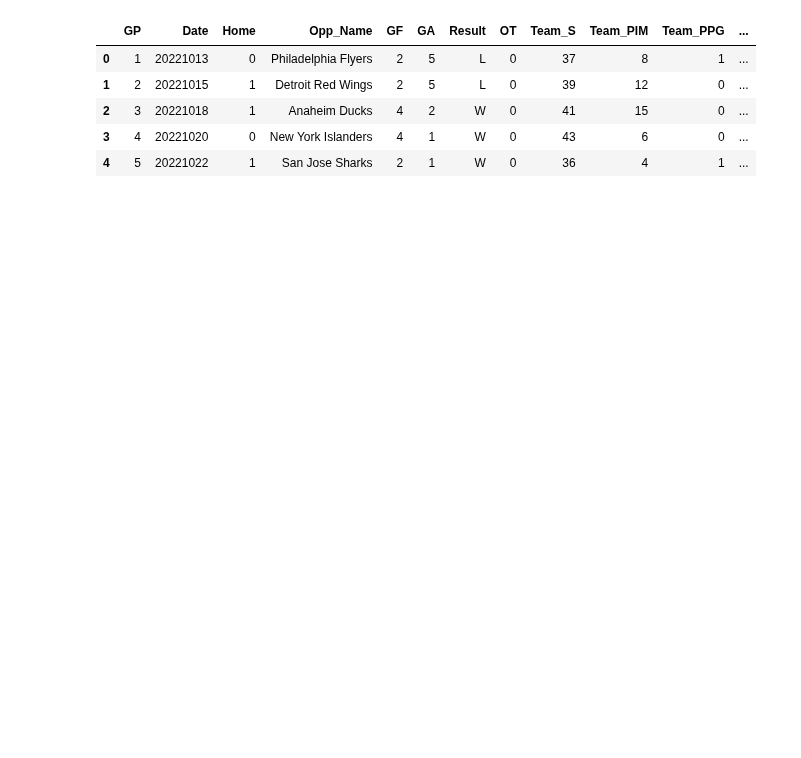
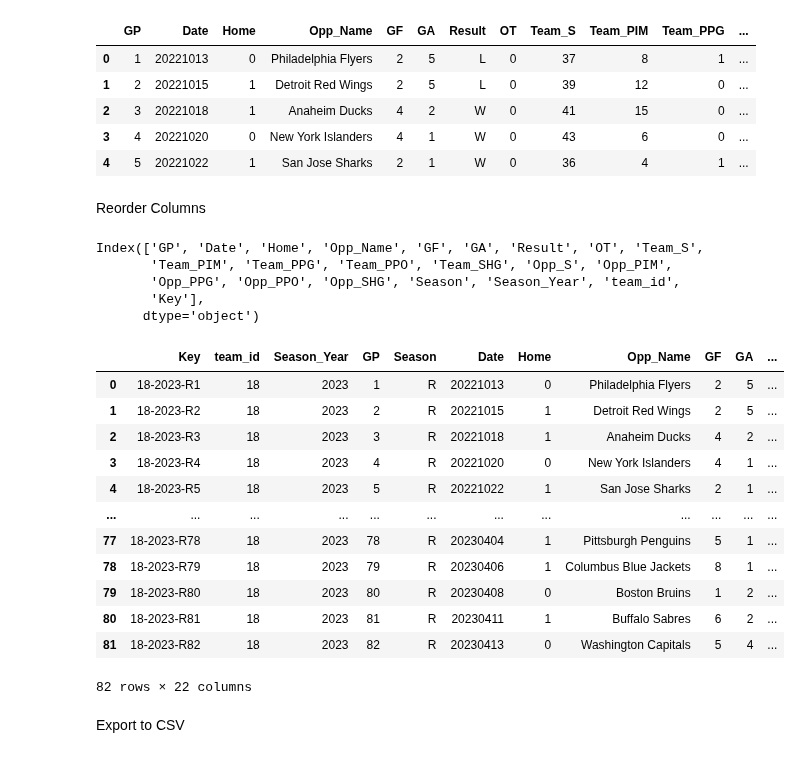
Before and after one commit to liansoler/Jugadores-Hockey-Proyect, a Jupyter notebook: Collect data/0003_collect_fact_gamelog.ipynb, the cells around one changed output. Drawn from its saved outputs; the diff is of its cells as text; code cells hidden in the pictures; blank space fills up the shorter version.

```diff
--- a/Collect data/0003_collect_fact_gamelog.ipynb
+++ b/Collect data/0003_collect_fact_gamelog.ipynb
@@ -135,3 +128,37 @@ df.head(5)
 | 2 | 3 | 20221018 | 1 | Anaheim Ducks | 4 | 2 | W | 0 | 41 | 15 | 0 | ... |
 | 3 | 4 | 20221020 | 0 | New York Islanders | 4 | 1 | W | 0 | 43 | 6 | 0 | ... |
 | 4 | 5 | 20221022 | 1 | San Jose Sharks | 2 | 1 | W | 0 | 36 | 4 | 1 | ... |
+# %% [markdown]
+Reorder Columns
+# %%
+df.drop(columns=['Team_Abv', 'Team'], inplace=True)
+# %%
+df.columns
+# %% [output]
+Index(['GP', 'Date', 'Home', 'Opp_Name', 'GF', 'GA', 'Result', 'OT', 'Team_S',
+       'Team_PIM', 'Team_PPG', 'Team_PPO', 'Team_SHG', 'Opp_S', 'Opp_PIM',
+       'Opp_PPG', 'Opp_PPO', 'Opp_SHG', 'Season', 'Season_Year', 'team_id',
+       'Key'],
+      dtype='object')
+# %%
+df= df[[ 'Key', 'team_id', 'Season_Year','GP','Season', 'Date', 'Home', 'Opp_Name', 'GF', 'GA', 'Result', 'OT', 'Team_S',
+       'Team_PIM', 'Team_PPG', 'Team_PPO', 'Team_SHG', 'Opp_S', 'Opp_PIM',
+       'Opp_PPG', 'Opp_PPO', 'Opp_SHG']]
+# %%
+df
+# %% [output]
+|  | Key | team_id | Season_Year | GP | Season | Date | Home | Opp_Name | GF | GA | ... |
+| 0 | 18-2023-R1 | 18 | 2023 | 1 | R | 20221013 | 0 | Philadelphia Flyers | 2 | 5 | ... |
+| 1 | 18-2023-R2 | 18 | 2023 | 2 | R | 20221015 | 1 | Detroit Red Wings | 2 | 5 | ... |
+| 2 | 18-2023-R3 | 18 | 2023 | 3 | R | 20221018 | 1 | Anaheim Ducks | 4 | 2 | ... |
+| 3 | 18-2023-R4 | 18 | 2023 | 4 | R | 20221020 | 0 | New York Islanders | 4 | 1 | ... |
+| 4 | 18-2023-R5 | 18 | 2023 | 5 | R | 20221022 | 1 | San Jose Sharks | 2 | 1 | ... |
+| ... | ... | ... | ... | ... | ... | ... | ... | ... | ... | ... | ... |
+| 77 | 18-2023-R78 | 18 | 2023 | 78 | R | 20230404 | 1 | Pittsburgh Penguins | 5 | 1 | ... |
+| 78 | 18-2023-R79 | 18 | 2023 | 79 | R | 20230406 | 1 | Columbus Blue Jackets | 8 | 1 | ... |
+| 79 | 18-2023-R80 | 18 | 2023 | 80 | R | 20230408 | 0 | Boston Bruins | 1 | 2 | ... |
+| 80 | 18-2023-R81 | 18 | 2023 | 81 | R | 20230411 | 1 | Buffalo Sabres | 6 | 2 | ... |
+| 81 | 18-2023-R82 | 18 | 2023 | 82 | R | 20230413 | 0 | Washington Capitals | 5 | 4 | ... |
+82 rows × 22 columns
+# %% [markdown]
+Export to CSV
```
Also changed, not shown: parts of 2 cells of this notebook, 3 other files.
